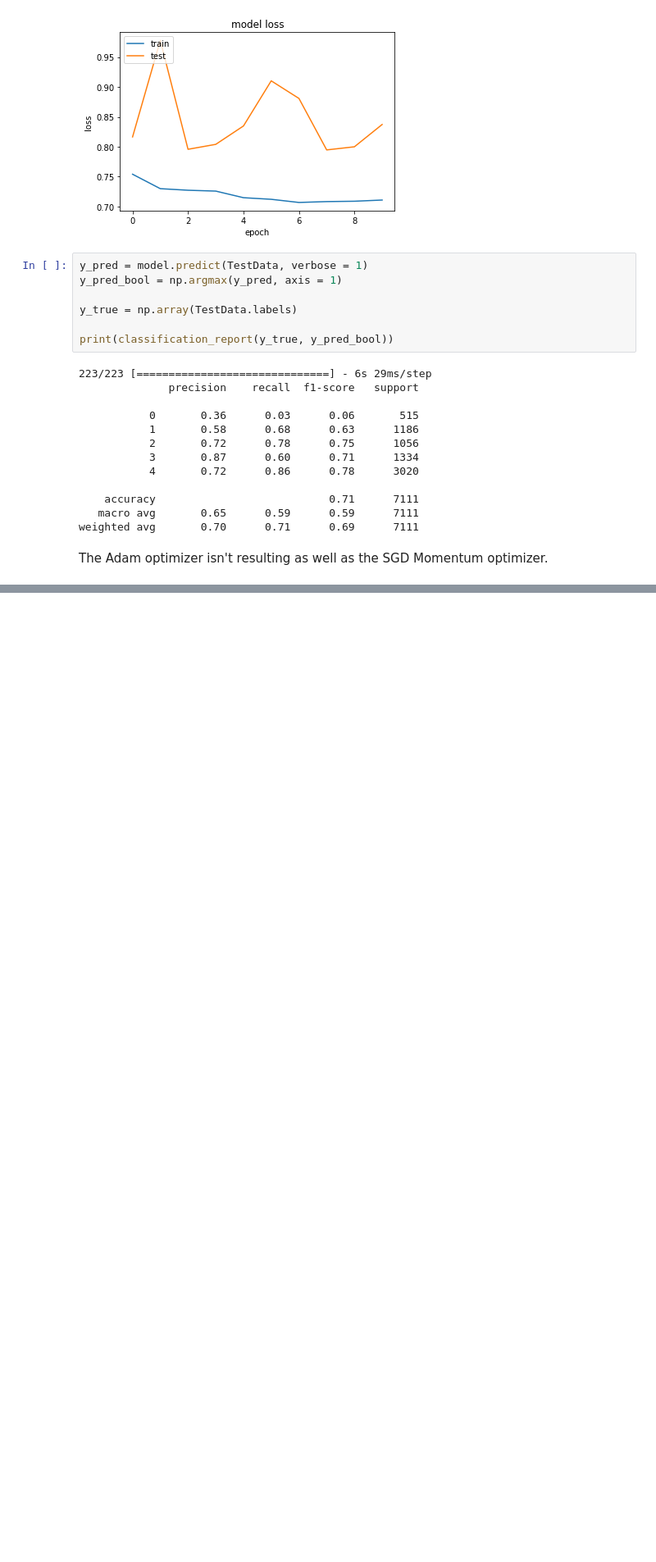
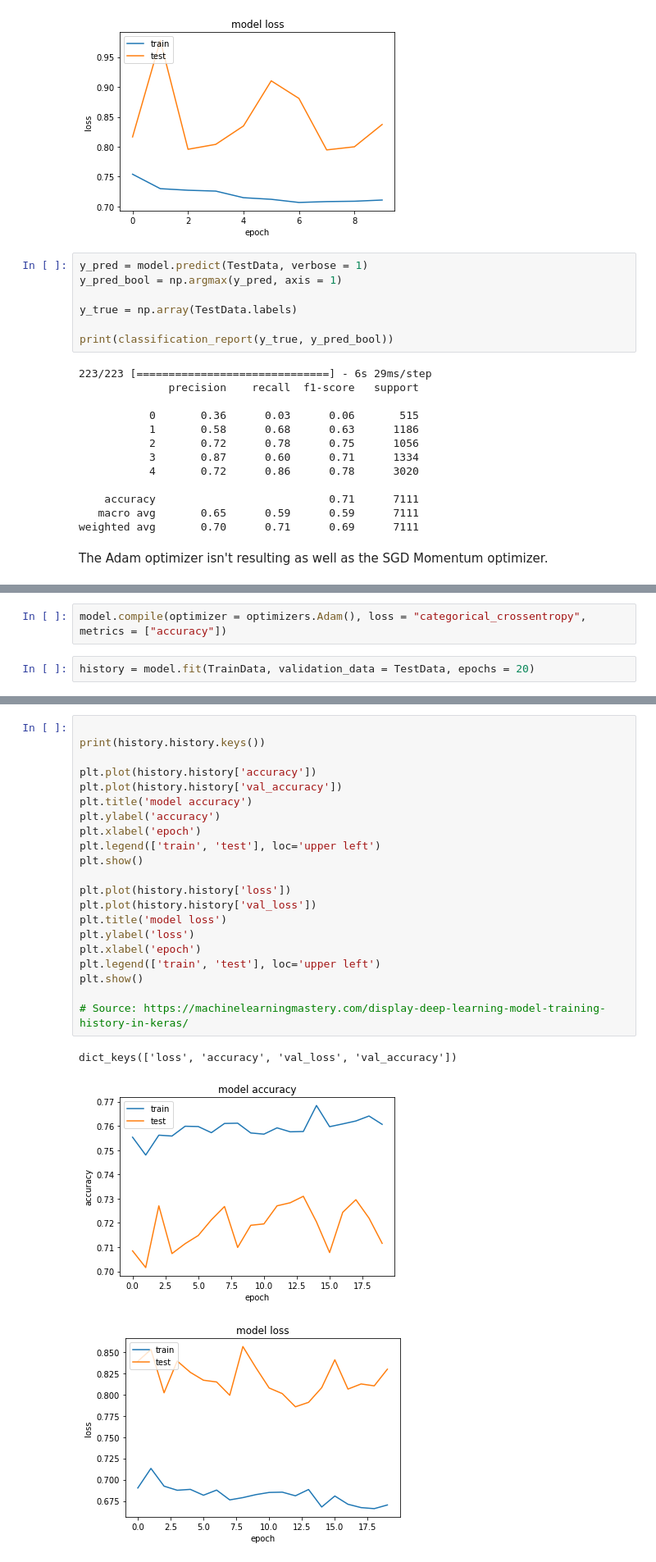
Before and after one commit to daneshvar-amrollahi/UTKFace-Classification, a Jupyter notebook: AI_CA5_P2.ipynb, the cells around one changed output, grey strips where cells are left out. Shown at 82% size. Drawn from its saved outputs; the diff is of its cells as text; blank space fills up the shorter version.

Commit message:
Added epoch section

```diff
--- a/AI_CA5_P2.ipynb
+++ b/AI_CA5_P2.ipynb
@@ -521,0 +524,4 @@ The Adam optimizer isn't resulting as well as the SGD Momentum optimizer.
+# %%
+model.compile(optimizer = optimizers.Adam(), loss = "categorical_crossentropy", metrics = ["accuracy"])
+# %%
+history = model.fit(TrainData, validation_data = TestData, epochs = 20)
@@ -521,0 +546,25 @@ The Adam optimizer isn't resulting as well as the SGD Momentum optimizer.
+# %%
+
+print(history.history.keys())
+
+plt.plot(history.history['accuracy'])
+plt.plot(history.history['val_accuracy'])
+plt.title('model accuracy')
+plt.ylabel('accuracy')
+plt.xlabel('epoch')
+plt.legend(['train', 'test'], loc='upper left')
+plt.show()
+
+plt.plot(history.history['loss'])
+plt.plot(history.history['val_loss'])
+plt.title('model loss')
+plt.ylabel('loss')
+plt.xlabel('epoch')
+plt.legend(['train', 'test'], loc='upper left')
+plt.show()
+
+# Source: https://machinelearningmastery.com/display-deep-learning-model-training-history-in-keras/
+# %% [output]
+dict_keys(['loss', 'accuracy', 'val_loss', 'val_accuracy'])
+[figure, added]
+[figure, added]
```
Also changed, not shown: parts of 4 cells of this notebook.
